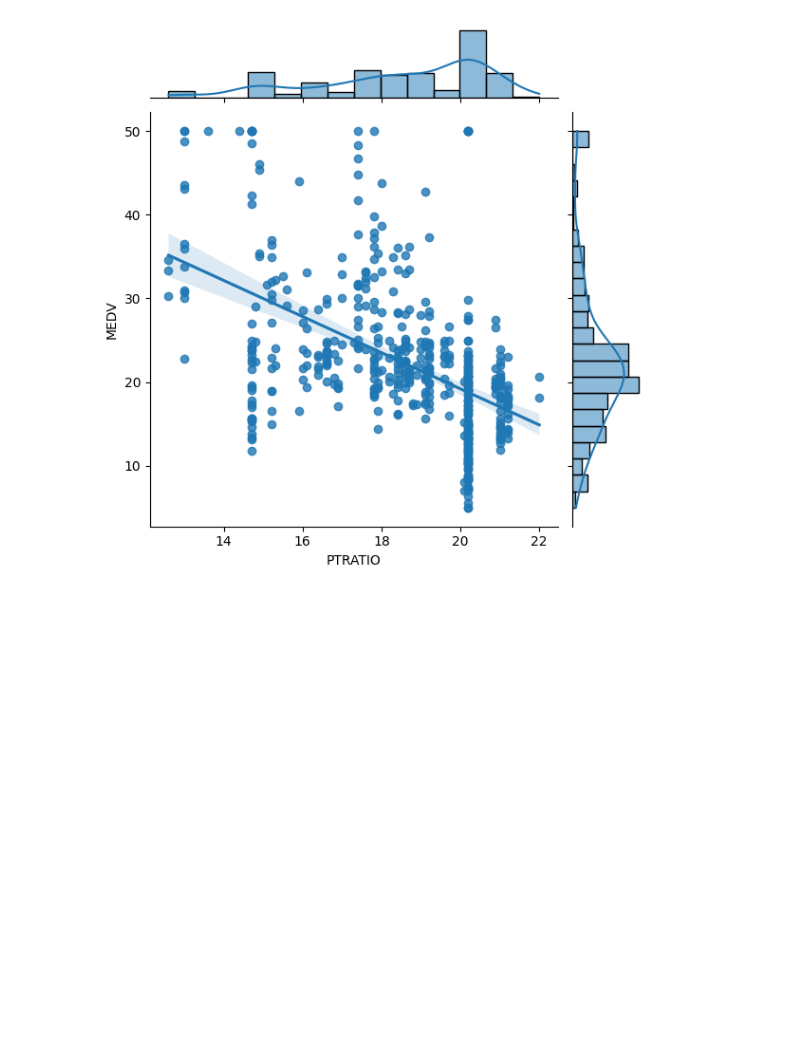
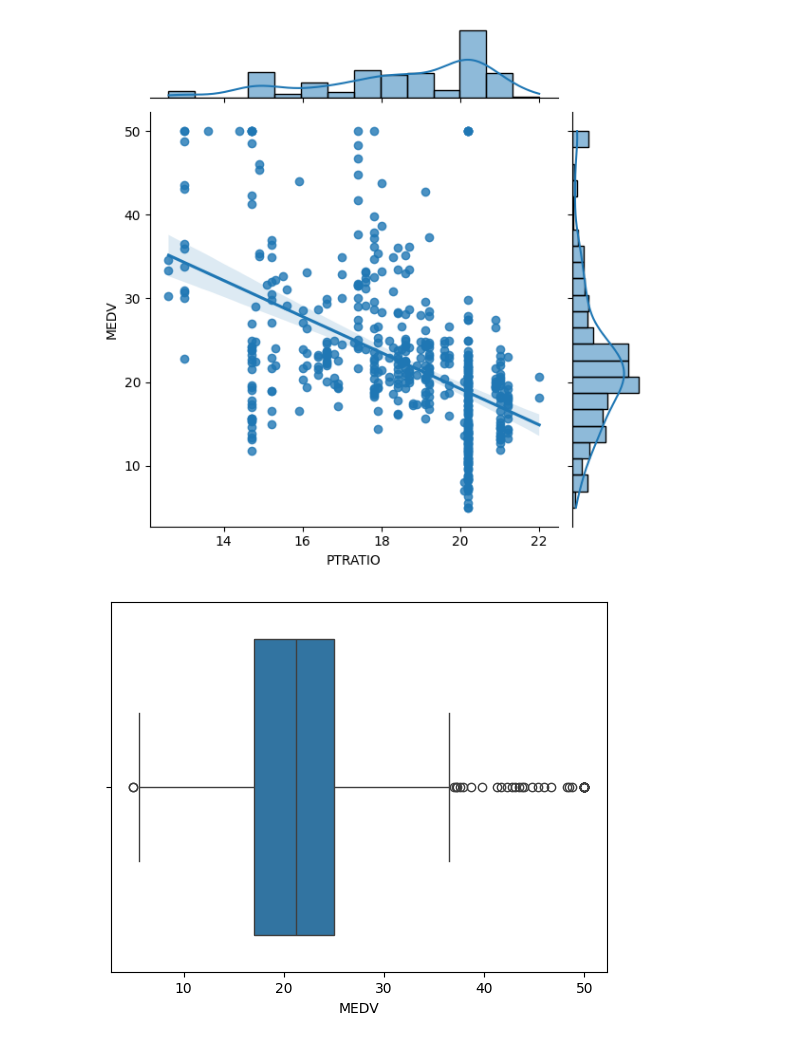
Before and after one commit to savaris/Python_Applications, a Jupyter notebook: Regression_Analysis.ipynb, the cells around one changed output. Cells and saved outputs as stored; diff of their text form; code cells hidden in the pictures; blank space fills up the shorter version.

```diff
--- a/Regression_Analysis.ipynb
+++ b/Regression_Analysis.ipynb
@@ -114,3 +115,8 @@ plt.show()
 [figure]
 # %%
 # Scatterplot of 'PTRATIO' and 'MEDV' shows a negative correlation as when the PTRATIO increases the MEDV decreases.
+# %%
+sns.boxplot(x=df2['MEDV'])
+plt.show()
+# %% [output]
+[figure, added]
```
Also changed, not shown: parts of 6 cells of this notebook.
